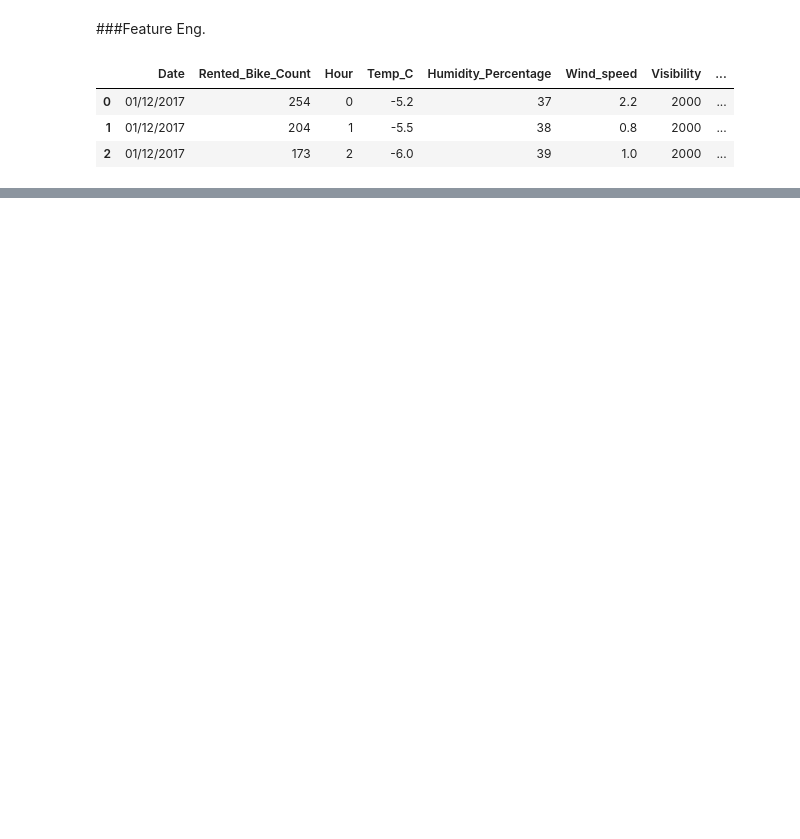
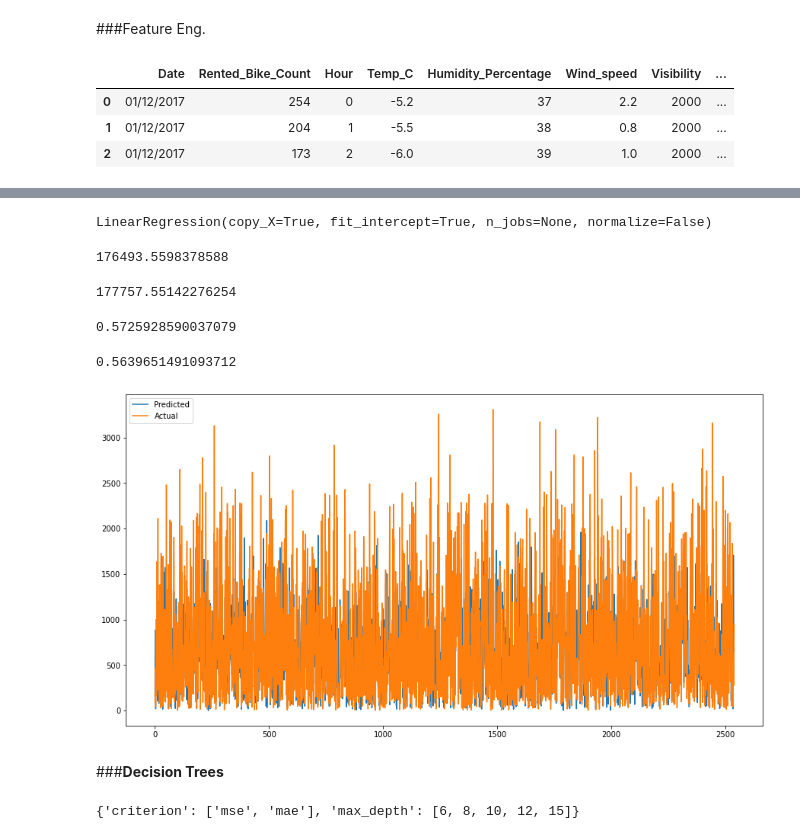
Before and after one commit to yagnik99/Seoul-Bike-Sharing-Demand-Prediction, a Jupyter notebook: Yagnik_Pandya_Team_2_Capstone_Project_3.ipynb, the cells around one changed output, grey strips where cells are left out. Saved outputs shown, nothing was run; the diff lists cells and outputs as text; code cells hidden in the pictures; blank space fills up the shorter version.

```diff
--- a/Yagnik_Pandya_Team_2_Capstone_Project_3.ipynb
+++ b/Yagnik_Pandya_Team_2_Capstone_Project_3.ipynb
@@ -267,0 +422,7 @@ Name: Rented_Bike_Count, dtype: float64
+# %%
+# X and Y
+X = LR_df.drop(['Rented_Bike_Count'], axis = 1)
+y = LR_df['Rented_Bike_Count']
+# %%
+# Train Test split
+X_train, X_test, y_train, y_test = train_test_split(X, y, test_size = 0.3, random_state = 0)
@@ -267,0 +433,9 @@ Name: Rented_Bike_Count, dtype: float64
+# %%
+# Fitting Multiple Linear Regression to the Training set
+LR_model = LinearRegression()
+LR_model.fit(X_train, y_train)
+# %% [output]
+LinearRegression(copy_X=True, fit_intercept=True, n_jobs=None, normalize=False)
+# %%
+# Predicting the Test set results
+LR_test_pred = LR_model.predict(X_test)
@@ -267,0 +445,30 @@ Name: Rented_Bike_Count, dtype: float64
+# %%
+# MSE
+mean_squared_error(y_test**2,LR_test_pred**2)
+# %% [output]
+176493.5598378588
+# %%
+# MSE - Train
+mean_squared_error(y_train**2,LR_Train_preds**2)
+# %% [output]
+177757.55142276254
+# %%
+# R-sqaured for Train
+r2_score(y_train**2, LR_Train_preds**2)
+# %% [output]
+0.5725928590037079
+# %%
+# R-sqaured for Test
+r2_score(y_test**2, LR_test_pred**2)
+# %% [output]
+0.5639651491093712
+# %%
+plt.figure(figsize=(15,8))
+plt.plot(LR_test_pred**2)
+plt.plot(np.array(y_test**2))
+plt.legend(["Predicted","Actual"])
+plt.show()
+# %% [output]
+[figure, added]
+# %% [markdown]
+###**Decision Trees**
@@ -267,0 +485,14 @@ Name: Rented_Bike_Count, dtype: float64
+# %%
+# Setting parameters for Grid Search
+# Criteria
+criterion = ['mse','mae']
+
+# Maximum depth of trees
+max_depth = [ 6,8,10,12,15]
+
+# HYperparameter Grid
+param_dict = {'max_depth' : max_depth, 'criterion':criterion}
+
+param_dict
+# %% [output]
+{'criterion': ['mse', 'mae'], 'max_depth': [6, 8, 10, 12, 15]}
```
Also changed, not shown: parts of 100 cells of this notebook.
